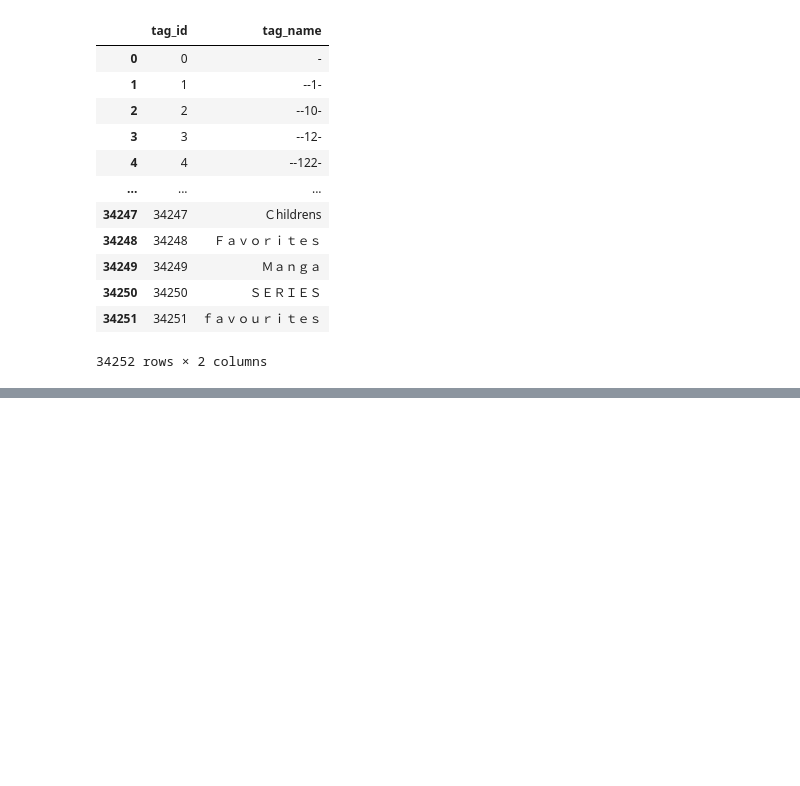
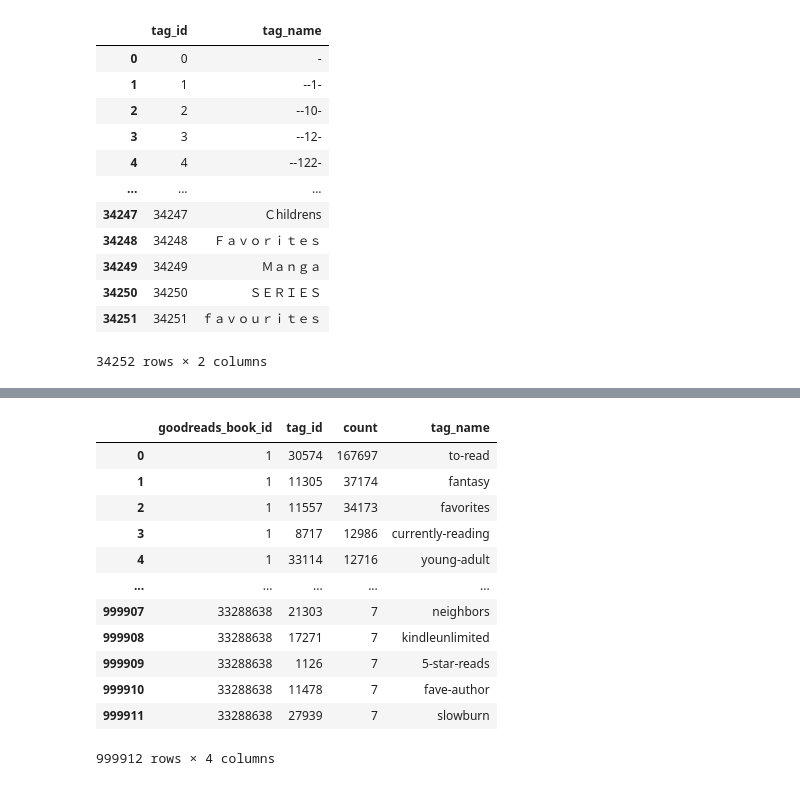
Before and after one commit to Bersserker/building-a-prototype-of-a-book-recommendation, a Jupyter notebook: home_1.ipynb, the cells around one changed output, grey strips where cells are left out. Saved outputs shown, nothing was run; the diff lists cells and outputs as text; code cells hidden in the pictures; blank space fills up the shorter version.

```diff
--- a/home_1.ipynb
+++ b/home_1.ipynb
@@ -293,0 +468,21 @@ df_tags
+# %%
+book_tags_named = df_book_tags.merge(
+    df_tags,
+    on="tag_id",
+    how="left"
+)
+book_tags_named
+# %% [output]
+|  | goodreads_book_id | tag_id | count | tag_name |
+| 0 | 1 | 30574 | 167697 | to-read |
+| 1 | 1 | 11305 | 37174 | fantasy |
+| 2 | 1 | 11557 | 34173 | favorites |
+| 3 | 1 | 8717 | 12986 | currently-reading |
+| 4 | 1 | 33114 | 12716 | young-adult |
+| ... | ... | ... | ... | ... |
+| 999907 | 33288638 | 21303 | 7 | neighbors |
+| 999908 | 33288638 | 17271 | 7 | kindleunlimited |
+| 999909 | 33288638 | 1126 | 7 | 5-star-reads |
+| 999910 | 33288638 | 11478 | 7 | fave-author |
+| 999911 | 33288638 | 27939 | 7 | slowburn |
+999912 rows × 4 columns
```
Also changed, not shown: parts of 25 cells of this notebook.
